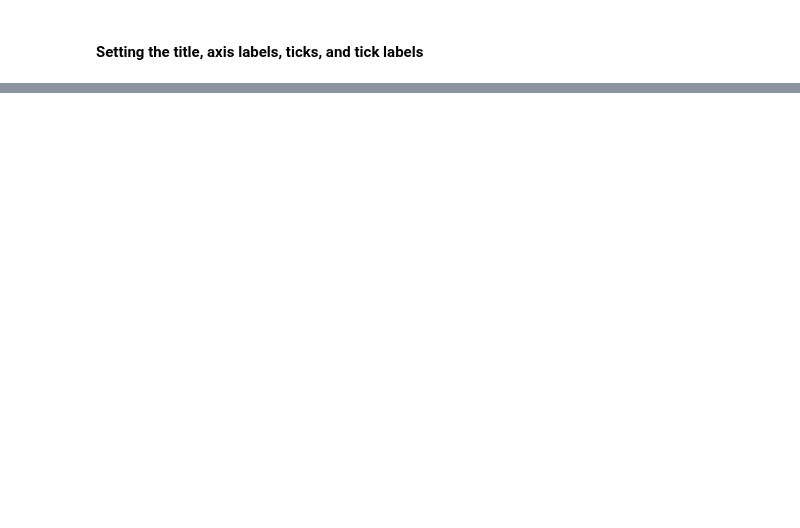
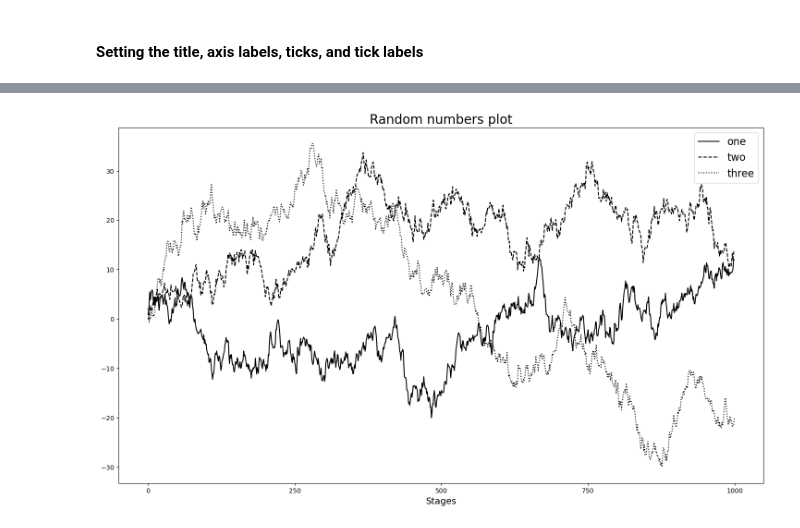
Before and after one commit to almanzanas/DataAnalystsJourney, a Jupyter notebook: python_data_analysis/basics/plotting_visualization.ipynb, the cells around one changed output, grey strips where cells are left out. Drawn from its saved outputs; the diff is of its cells as text; code cells hidden in the pictures; blank space fills up the shorter version.

```diff
--- a/python_data_analysis/basics/plotting_visualization.ipynb
+++ b/python_data_analysis/basics/plotting_visualization.ipynb
@@ -167,0 +196,16 @@ subplot (xlim has 'ax.get_xlim' and 'ax.set_xlim').
+# %%
+fig, ax = plt.subplots(figsize=(18,10))
+
+ax.plot(np.random.standard_normal(1000).cumsum(), color="black", label="one");
+ax.plot(np.random.standard_normal(1000).cumsum(),
+        color="black", label="two", linestyle="--");
+ax.plot(np.random.standard_normal(1000).cumsum(),
+        color="black", label="three", linestyle=":");
+
+tics = ax.set_xticks(np.arange(0,1001,250));
+
+ax.set_xlabel("Stages", fontsize=14);
+ax.set_title("Random numbers plot", fontsize=20);
+ax.legend(fontsize=16);
+# %% [output]
+[figure, added]
```
Also changed, not shown: parts of 12 cells of this notebook.
